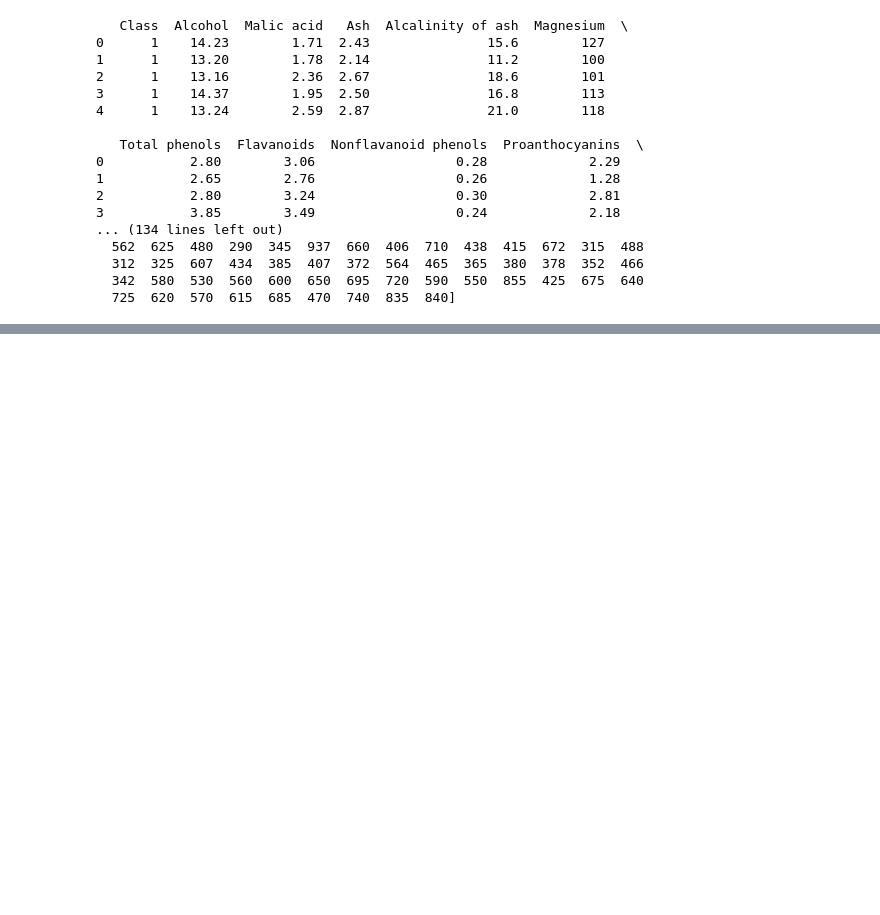
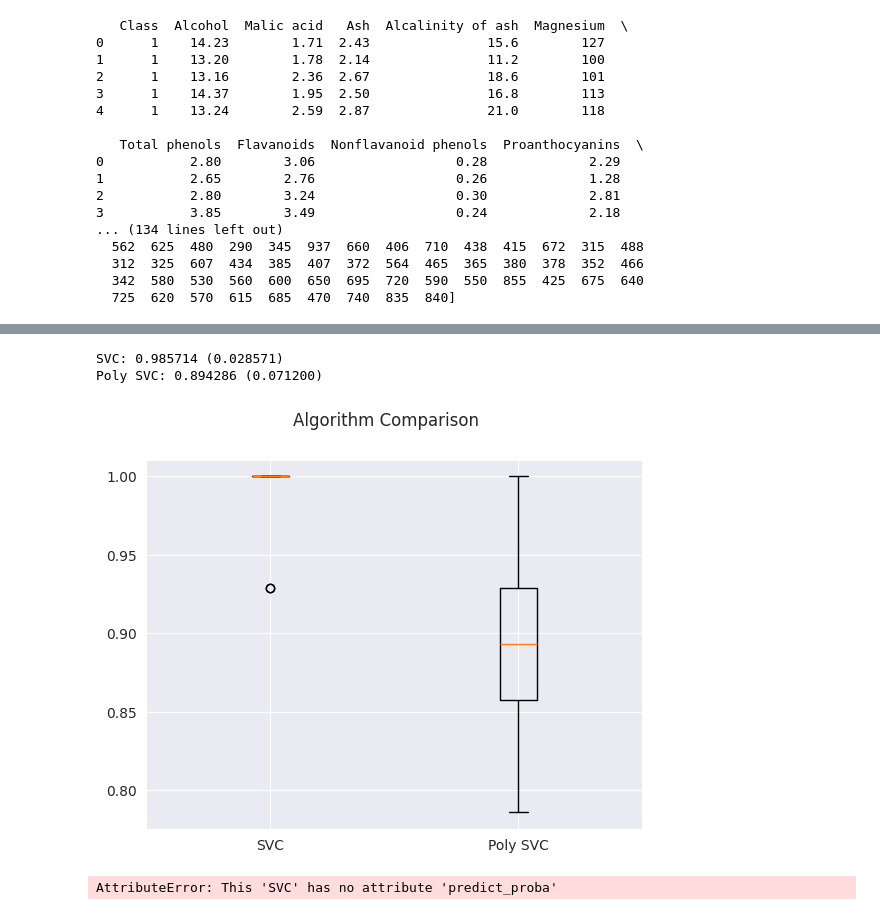
Before and after one commit to Trolann/cmpe188-assignments, a Jupyter notebook: svm_homework/svm_homework.ipynb, the cells around one changed output, grey strips where cells are left out. Saved outputs shown, nothing was run; the diff lists cells and outputs as text; code cells hidden in the pictures; blank space fills up the shorter version.

```diff
--- a/svm_homework/svm_homework.ipynb
+++ b/svm_homework/svm_homework.ipynb
@@ -154,0 +138,41 @@ AdaBoost: 0.949346 (0.039951)
+# %%
+# Polynomial kernel with kernel degree 2
+poly_svc_model = ('Poly SVC', SVC(kernel='poly', degree=2, C=1.0, random_state=1))
+compare_svc_models = [svc_model, poly_svc_model]
+evaluate_each_model_in_turn(compare_svc_models, X_train, Y_train)
+# %% [output]
+SVC: 0.985714 (0.028571)
+Poly SVC: 0.894286 (0.071200)
+[figure, added]
+# %%
+models.append(poly_svc_model)
+# Plot the multi-class ROC curve and use the roc_auc_score function to calculate ROC
+# AUC for each class.
+from sklearn.metrics import roc_curve, roc_auc_score
+
+y_scores_dict = {}
+for name, model in models:
+    y_scores = model.predict_proba(X_test)
+    y_scores_dict[name] = y_scores
+    print(f"{name} ROC AUC Score: {roc_auc_score(Y_test, y_scores[:, 1]):.4f}")
+
+# plot roc_curve
+def plot_roc_curve(fpr, tpr, label=None):
+    plt.plot(fpr, tpr, linewidth=2, label=label)
+    plt.plot([0, 1], [0, 1], 'k--')
+    plt.axis([0, 1, 0, 1])
+    plt.xlabel('False Positive Rate')
+    plt.ylabel('True Positive Rate')
+    plt.title("ROC Curve")
+    plt.figure()
+    plot_roc_curve(fpr, tpr)
+    plt.show()
+
+def calculate_roc_auc_score(y_true, y_score):
+    return roc_auc_score(y_true, y_score)
+
+# plotting the ROC curve for each class and display the AUC score below
+fpr, tpr, thresholds = roc_curve(Y_test, y_scores[:, 1], pos_label=1)
+plot_roc_curve(fpr, tpr, label='SVC')
+# %% [output]
+AttributeError: This 'SVC' has no attribute 'predict_proba'
```
Also changed, not shown: parts of 6 cells of this notebook.
